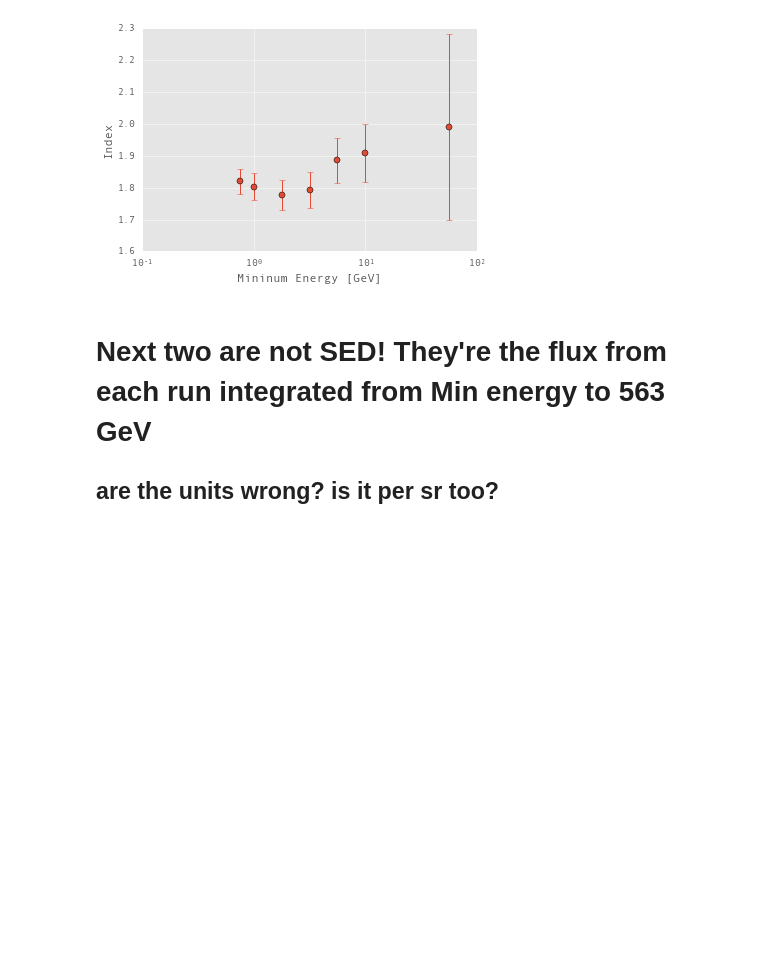
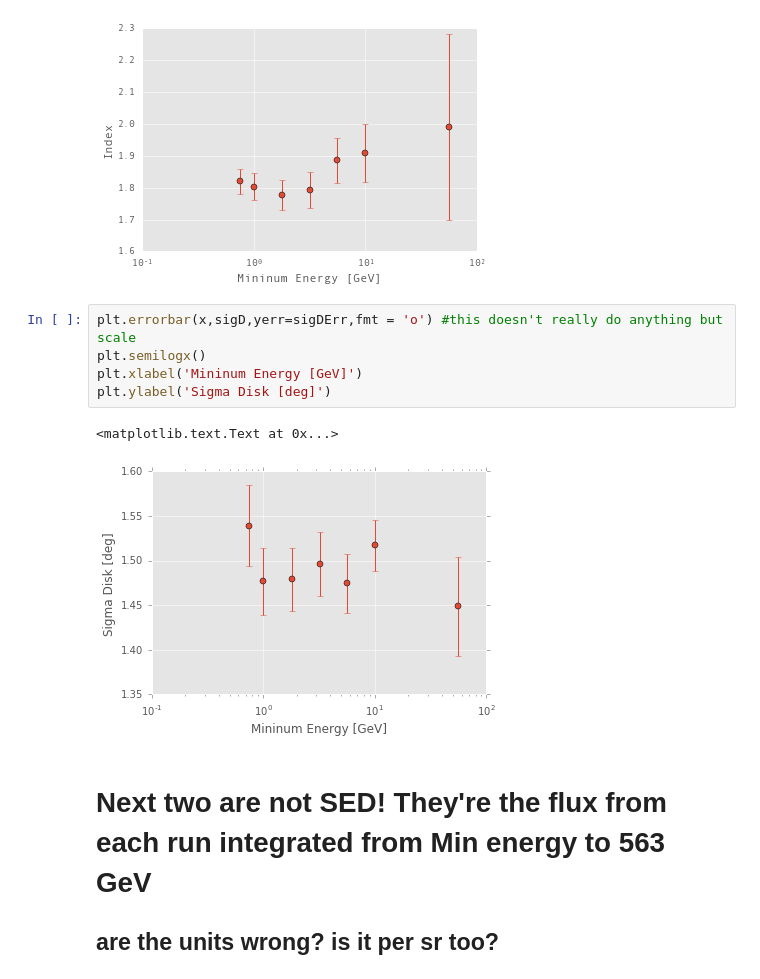
Before and after one commit to bbw7561135/ipynbs, a Jupyter notebook: G150.3+4.5.ipynb, the cells around one changed output. Cells and saved outputs as stored; diff of their text form; blank space fills up the shorter version.

Commit message:
G150: sigma disk
-Added one more plot showing sigma for each energy

```diff
--- a/G150.3+4.5.ipynb
+++ b/G150.3+4.5.ipynb
@@ -584,6 +584,14 @@ plt.ylabel('Index')
 # %% [output]
 <matplotlib.text.Text at 0x...>
 [figure]
+# %%
+plt.errorbar(x,sigD,yerr=sigDErr,fmt = 'o') #this doesn't really do anything but scale
+plt.semilogx()
+plt.xlabel('Mininum Energy [GeV]')
+plt.ylabel('Sigma Disk [deg]')
+# %% [output]
+<matplotlib.text.Text at 0x...>
+[figure, added]
 # %% [markdown]
 # Next two are not SED! They're the flux from each run integrated from Min energy to 563 GeV
 ## are the units wrong? is it per sr too?
```
Also changed, not shown: parts of 1 cell of this notebook.
